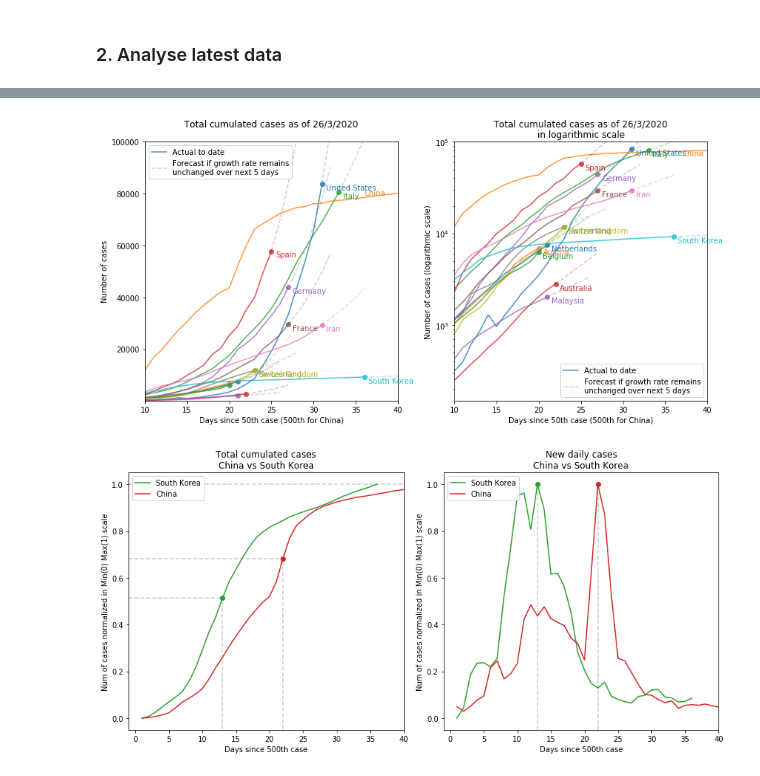
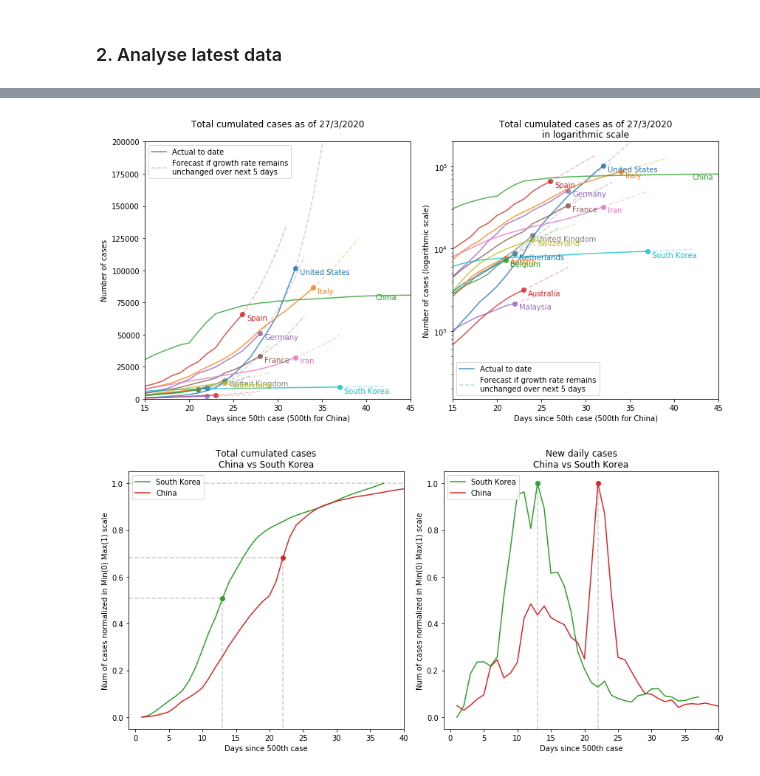
Before and after one commit to khairulomar/Covid-19, a Jupyter notebook: Covid19.ipynb, the cells around one changed output, grey strips where cells are left out. Cells and saved outputs as stored; diff of their text form; code cells hidden in the pictures.

```diff
--- a/Covid19.ipynb
+++ b/Covid19.ipynb
@@ -35,7 +35,7 @@ warnings.filterwarnings("ignore")
 #     df.to_csv(f'csv/{month}-{day}-{year}.csv')
 # %%
 # One-day download from John Hopkins Hospital database
-day = 26
+day = 27
 month = 3
 date  = pd.to_datetime(f"20200{month}{0 if day<10 else ''}{day}", format='%Y%m%d')
 day0, month0, year0 = str(date)[8:10], str(date)[5:7], str(date)[:4]
@@ -385,5 +385,5 @@ Day-to-day % growth of new confirmed cases over the past 7 days
 # %%
-xmax = 40
+xmax = 45
 future_days = 5
 ylabels = ['Number of cases', 'Number of cases (logarithmic scale)']
 latestdate = f'{date.day}/{date.month}/2020'
@@ -397,35 +397,35 @@ for s in range(2): # one for log scale, one for regular scale
         data = df2.loc[(df2.country==country), 'confirmed'].reset_index(drop=True)
         ax[s].plot(data, alpha=0.8, color=color, label='Actual to date')
         ax[s].scatter(data.index.max(), data.iloc[-1], alpha=0.8, color=color)
         if s==0:
             if i<10 : ax[s].text(xmax-4 if country=='China' else data.index.max()+0.5, data.max(), country,
                                  va='top', ha='left', fontsize=10, color=color)
         else:
             ax[s].text(xmax-3 if country=='China' else data.index.max()+0.5, data.max(), country,
                        va='top', ha='left', fontsize=10, color=color)
         # Data for forecast
         latest_growth = df2.loc[(df2.country==country), 'growth'].rolling(window=2).mean().iloc[-1]
         latest_total = df2.loc[(df2.country==country), 'confirmed'].iloc[-1]
         extrapolate = [data.iloc[-1]]
         new_data = latest_total
         for day in range(future_days):
             new_data = new_data * latest_growth
             extrapolate.append(new_data)
         xdays = range(data.index.max(), data.index.max()+future_days+1)
         ax[s].plot(xdays, extrapolate, alpha=0.3, ls='dashed', color=color, label=f'Forecast if growth rate remains\nunchanged over next {future_days} days')
         if i==0: ax[s].legend()
     if s==1: plt.yscale('log')
     ax[s].set_title(titles[s])
     ax[s].set_xlim(xmax-30, xmax)
-    ax[s].set_ylim(1.5e2, 1e5)
+    ax[s].set_ylim(1.5e2, 2e5)
     ax[s].set_ylabel(ylabels[s])
     ax[s].set_xlabel('Days since 50th case (500th for China)')
 plt.tight_layout()
 plt.savefig(f'img/total_cases', pad_inches=0)
 plt.savefig(f'img_archive/total_cases_{str(date)[:10]}', pad_inches=0)
 plt.show()
 # %% [output]
-[figure, old version]
+[figure, new version]
 # %%
 color = ['C2','C3']
 cols = ['confirmed','new_confirmed']
```
Also changed, not shown: parts of 19 cells of this notebook, 17 other files.
